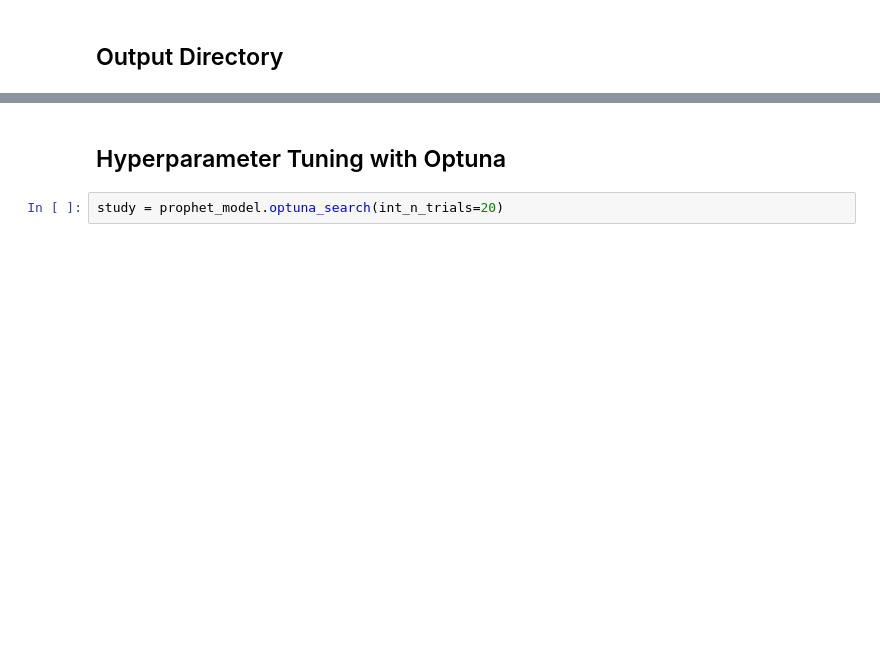
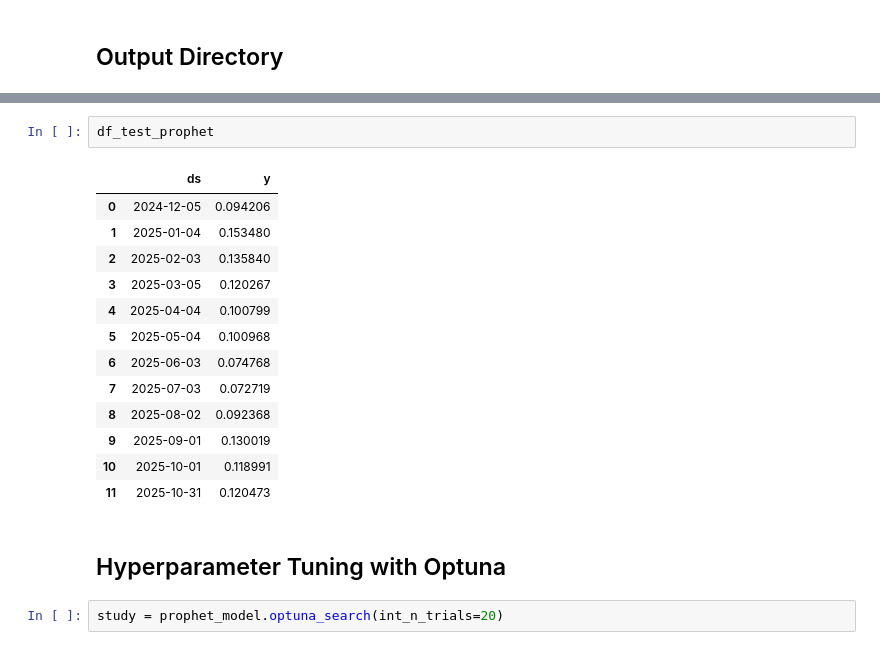
Before and after one commit to aaronengland/time_series_forecasting, a Jupyter notebook: 04_prophet/notebook.ipynb, the cells around one changed output, grey strips where cells are left out. Saved outputs shown, nothing was run; the diff lists cells and outputs as text; blank space fills up the shorter version.

```diff
--- a/04_prophet/notebook.ipynb
+++ b/04_prophet/notebook.ipynb
@@ -287,3 +355,19 @@ df_train_prophet, df_test_prophet = prophet_model.prepare_data()
+# %%
+df_test_prophet
+# %% [output]
+|  | ds | y |
+| 0 | 2024-12-05 | 0.094206 |
+| 1 | 2025-01-04 | 0.153480 |
+| 2 | 2025-02-03 | 0.135840 |
+| 3 | 2025-03-05 | 0.120267 |
+| 4 | 2025-04-04 | 0.100799 |
+| 5 | 2025-05-04 | 0.100968 |
+| 6 | 2025-06-03 | 0.074768 |
+| 7 | 2025-07-03 | 0.072719 |
+| 8 | 2025-08-02 | 0.092368 |
+| 9 | 2025-09-01 | 0.130019 |
+| 10 | 2025-10-01 | 0.118991 |
+| 11 | 2025-10-31 | 0.120473 |
 # %% [markdown]
 ## Hyperparameter Tuning with Optuna
 # %%
```
Also changed, not shown: parts of 18 cells of this notebook, 4 other files.
